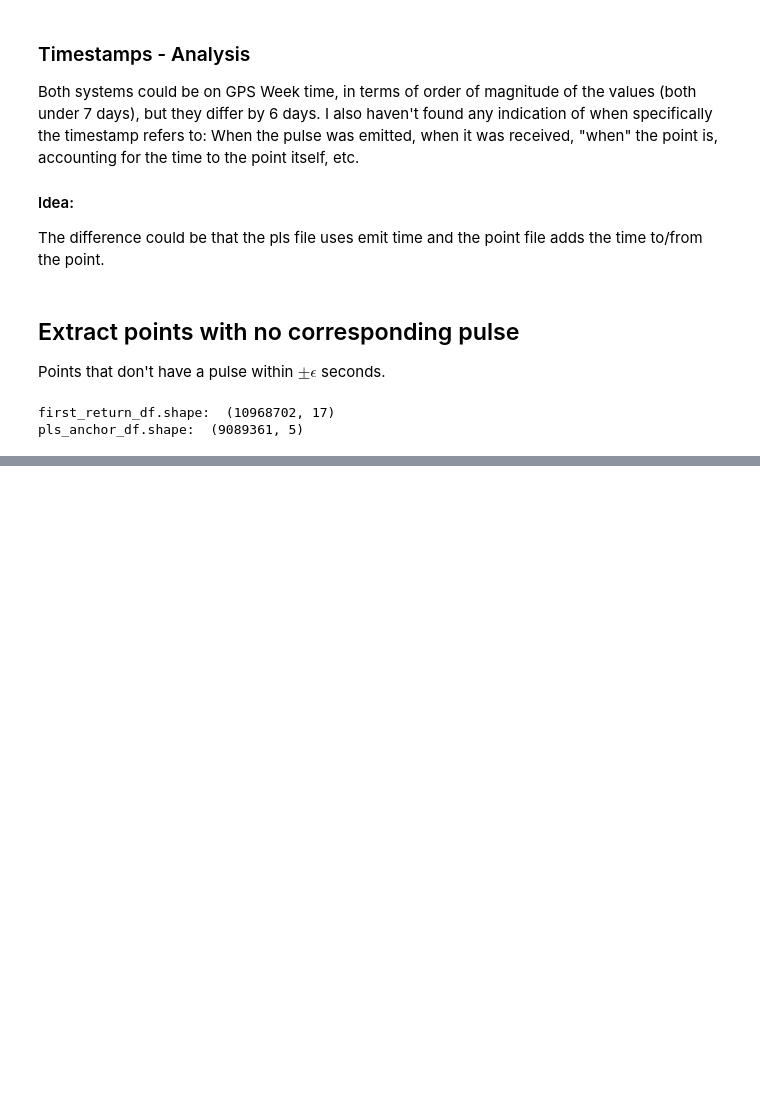
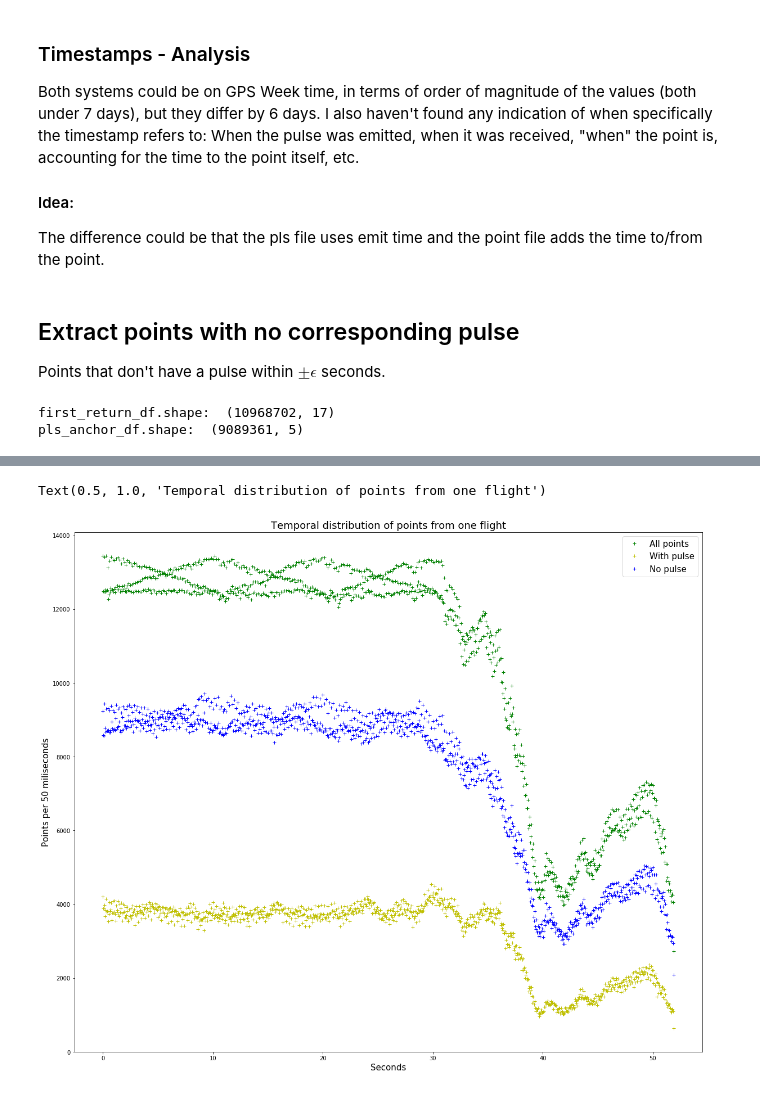
Before and after one commit to mihamerstan/lidar_metrics, a Jupyter notebook: notebooks/comparing_las_pls.ipynb, the cells around one changed output, grey strips where cells are left out. Cells and saved outputs as stored; diff of their text form; code cells hidden in the pictures; blank space fills up the shorter version.

```diff
--- a/notebooks/comparing_las_pls.ipynb
+++ b/notebooks/comparing_las_pls.ipynb
@@ -166,0 +183,14 @@ plt.plot(with_pulse['adj_gps_time'][:2000],with_pulse['z_scaled'][:2000],'x')
+# %%
+plt.figure(figsize=(20,17))
+
+plt.plot(bin_arr[:-1],hist,'g+',label="All points")
+plt.plot(bin_arr[:-1],hist_with_pulse,'y+',label="With pulse")
+plt.plot(bin_arr[:-1],hist_no_pulse,'b+',label="No pulse")
+
+plt.xlabel("Seconds",fontsize=15)
+plt.ylabel("Points per 50 miliseconds",fontsize=15)
+plt.legend(fontsize=15)
+plt.title("Temporal distribution of points from one flight",fontsize=18)
+# %% [output]
+Text(0.5, 1.0, 'Temporal distribution of points from one flight')
+[figure, added]
```
Also changed, not shown: parts of 13 cells of this notebook, 4 other files.
